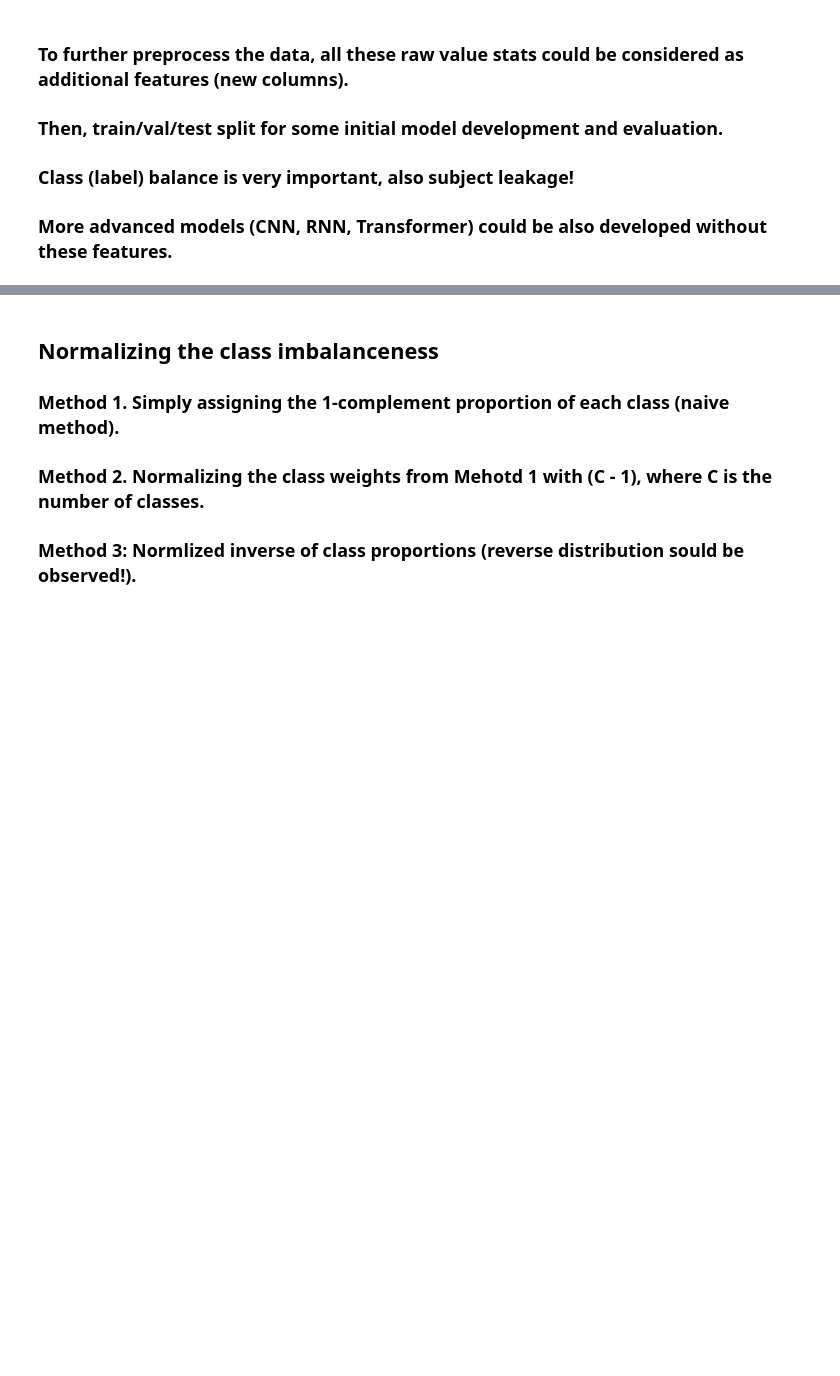
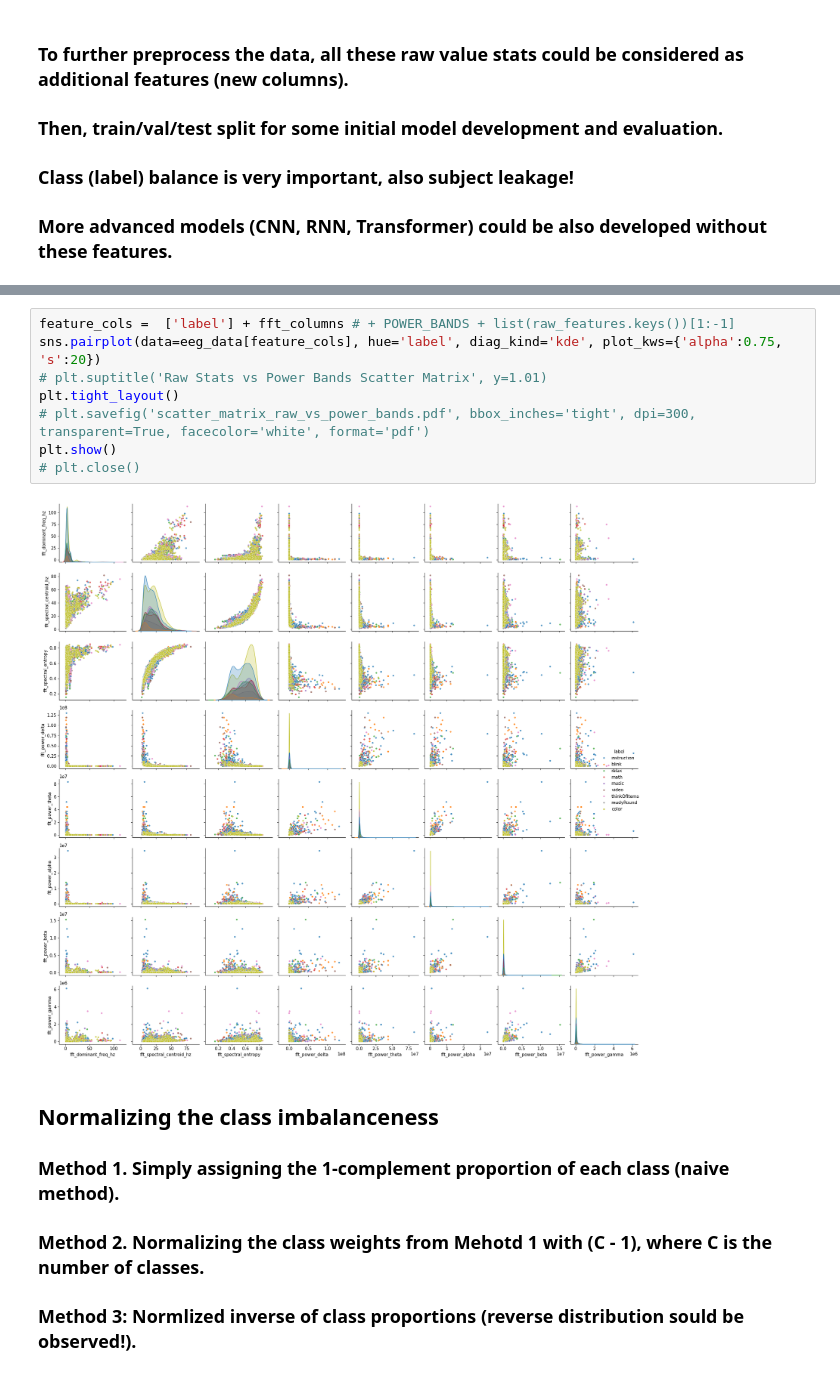
Before and after one commit to parhamkebria/EEG, a Jupyter notebook: EEG_Power_MLP.ipynb, the cells around one changed output, grey strips where cells are left out. Cells and saved outputs as stored; diff of their text form; blank space fills up the shorter version.

```diff
--- a/EEG_Power_MLP.ipynb
+++ b/EEG_Power_MLP.ipynb
@@ -605,3 +603,13 @@ eeg_data.columns
+# %%
+feature_cols =  ['label'] + fft_columns # + POWER_BANDS + list(raw_features.keys())[1:-1]
+sns.pairplot(data=eeg_data[feature_cols], hue='label', diag_kind='kde', plot_kws={'alpha':0.75, 's':20})
+# plt.suptitle('Raw Stats vs Power Bands Scatter Matrix', y=1.01)
+plt.tight_layout()
+# plt.savefig('scatter_matrix_raw_vs_power_bands.pdf', bbox_inches='tight', dpi=300, transparent=True, facecolor='white', format='pdf')
+plt.show()
+# plt.close()
+# %% [output]
+[figure, added]
 # %% [markdown]
 ## Normalizing the class imbalanceness
 
```
Also changed, not shown: parts of 9 cells of this notebook, 2 other files.
